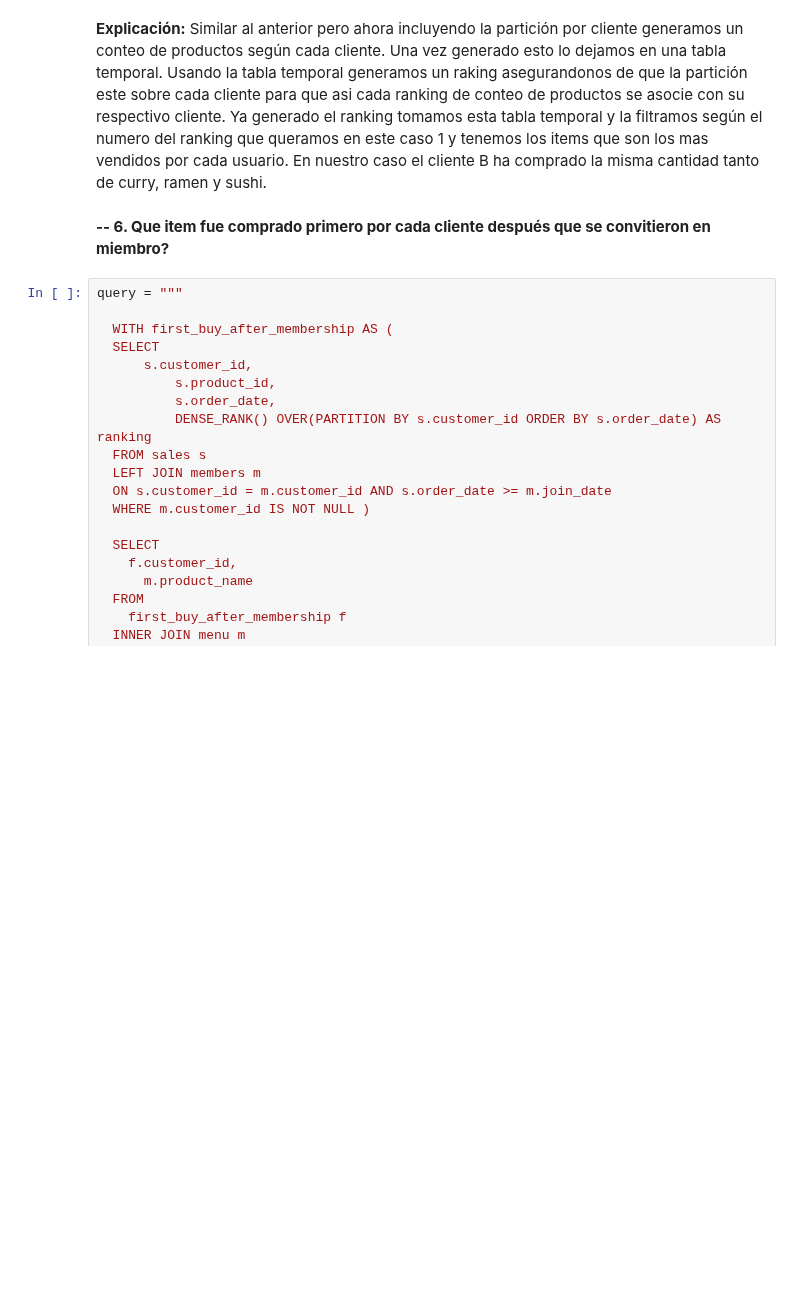
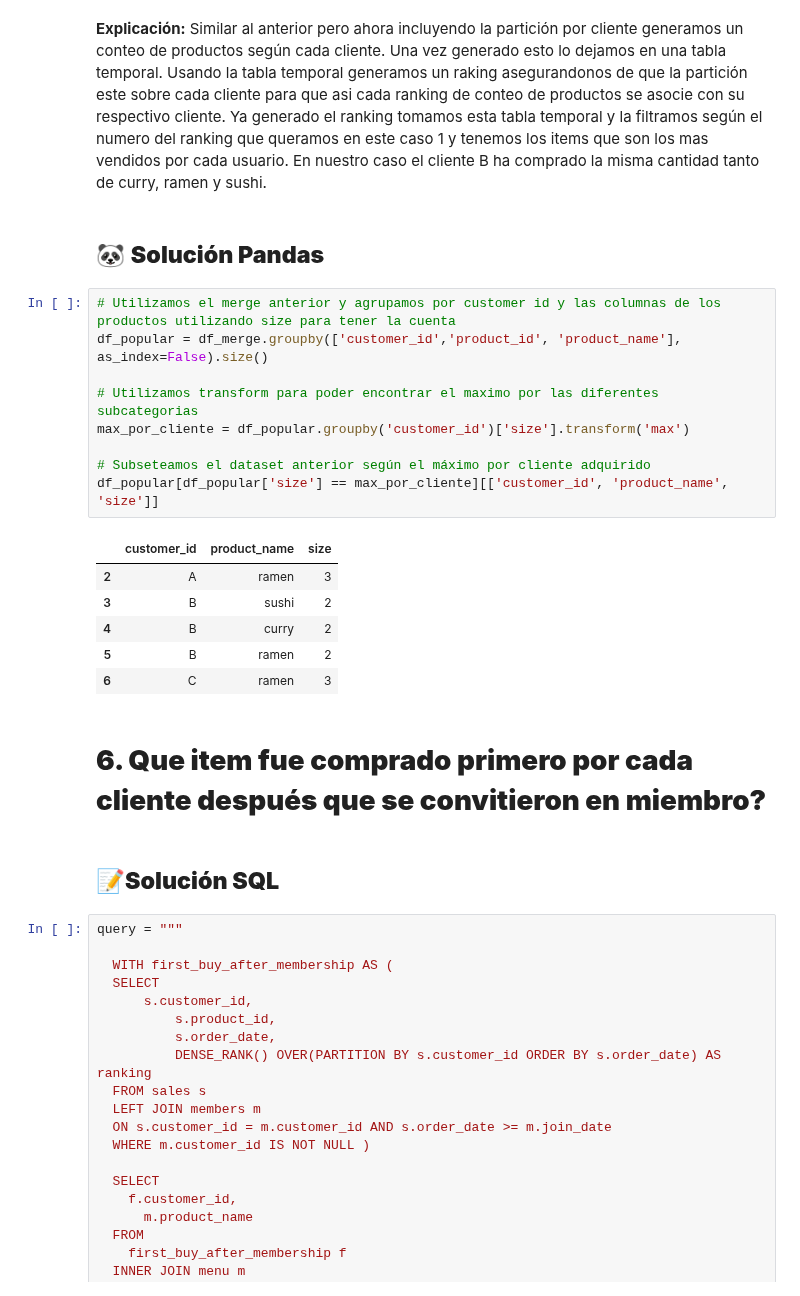
Before and after one commit to LLAES07/SQL_DESAFIO, a Jupyter notebook: Caso_1/Caso_1.ipynb, the cells around one changed output. Drawn from its saved outputs; the diff is of its cells as text; blank space fills up the shorter version.

Commit message:
Arreglando formatos e incluyendo soluciones en pandas pt5

```diff
--- a/Caso_1/Caso_1.ipynb
+++ b/Caso_1/Caso_1.ipynb
@@ -454,8 +456,28 @@ pd.read_sql_query(query, connection)
 | 4 | C | ramen |
 # %% [markdown]
 **Explicación:** Similar al anterior pero ahora incluyendo la partición por cliente generamos un conteo de productos según cada cliente. Una vez generado esto lo dejamos en una tabla temporal. Usando la tabla temporal generamos un raking asegurandonos de que la partición este sobre cada cliente para que asi cada ranking de conteo de productos se asocie con su respectivo cliente. Ya generado el ranking tomamos esta tabla temporal y la filtramos según el numero del ranking que queramos en este caso 1 y tenemos los items que son los mas vendidos por cada usuario. En nuestro caso el cliente B ha comprado la misma cantidad tanto de curry, ramen y sushi.
+# %% [markdown]
+## 🐼 **Solución Pandas**
+# %%
+# Utilizamos el merge anterior y agrupamos por customer id y las columnas de los productos utilizando size para tener la cuenta
+df_popular = df_merge.groupby(['customer_id','product_id', 'product_name'], as_index=False).size()
+
+# Utilizamos transform para poder encontrar el maximo por las diferentes subcategorias
+max_por_cliente = df_popular.groupby('customer_id')['size'].transform('max')
+
+# Subseteamos el dataset anterior según el máximo por cliente adquirido
+df_popular[df_popular['size'] == max_por_cliente][['customer_id', 'product_name', 'size']]
+# %% [output]
+|  | customer_id | product_name | size |
+| 2 | A | ramen | 3 |
+| 3 | B | sushi | 2 |
+| 4 | B | curry | 2 |
+| 5 | B | ramen | 2 |
+| 6 | C | ramen | 3 |
 # %% [markdown]
-**-- 6. Que item fue comprado primero por cada cliente después que se convitieron en miembro?**
+# **6. Que item fue comprado primero por cada cliente después que se convitieron en miembro?**
+# %% [markdown]
+## 📝**Solución SQL**
 # %%
 query = """
 
```
Also changed, not shown: parts of 4 cells of this notebook.
